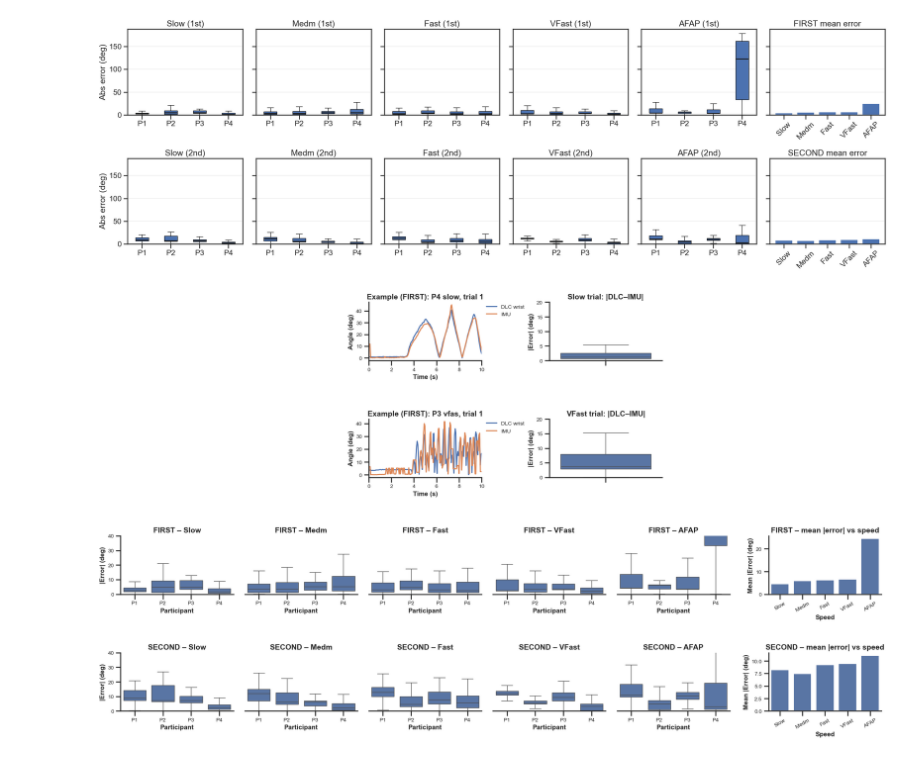
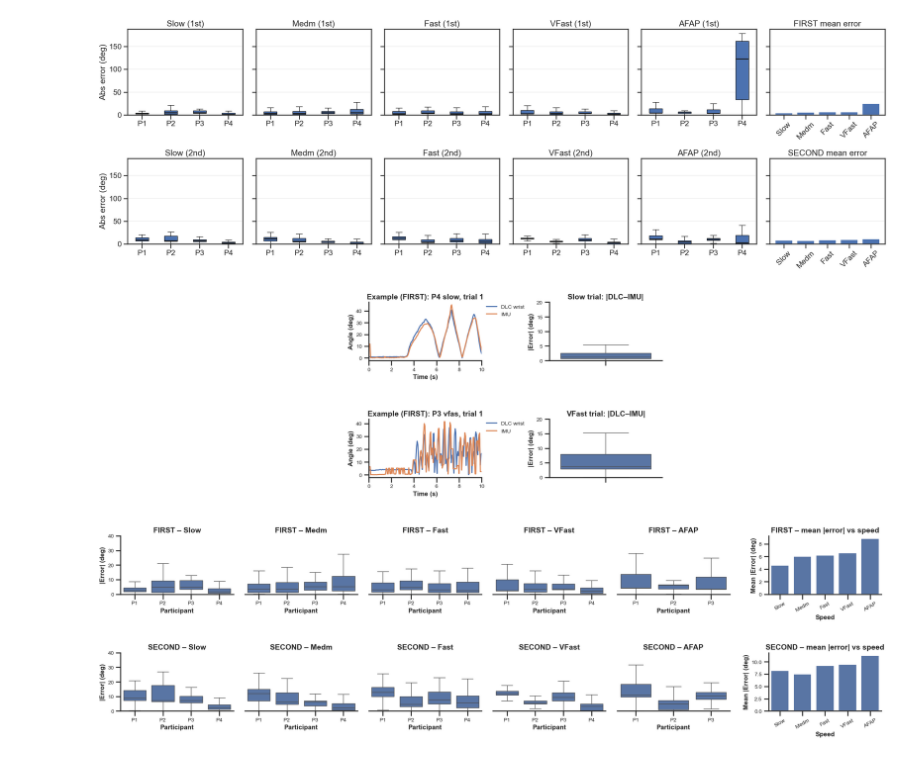
Before and after one commit to neuralengatberkeley/Strain-Sensor-, a Jupyter notebook: Code/analysis/camera_sensor_imu_analysis/IMU_vs_cam.ipynb, the cells around one changed output. Drawn from its saved outputs; the diff is of its cells as text; code cells hidden in the pictures.

Commit message:
updated imu figure code

```diff
--- a/Code/analysis/camera_sensor_imu_analysis/IMU_vs_cam.ipynb
+++ b/Code/analysis/camera_sensor_imu_analysis/IMU_vs_cam.ipynb
@@ -923,22 +931,23 @@ plt.show()
 # %%
 fig, axes = IMU_cam.plot_imu_abs_error_summary_grid(
     results_imu,
     speed_titles=speed_title_map,
     speed_order=speed_tags,
     imu_angle_col="imu_azimuth_deg",
     example1_participant="P4",
     example1_speed="slow",
     example2_participant="P3",
     example2_speed="vfas",
     example_trial_idx=0,
     example_col_start=1,
     abs_err_ylim_examples=(0, 20),
     abs_err_ylim_summary=(0, 40),
-    boxplot_wspace=0.1,          # controls spacing among all other neighbors
-    example_col_gap_scale=6,   # tweak top-row TS vs box gap
-    bar_gap_from_afap=0.05,      # fixed gap between AFAP box & bar plots
+    boxplot_wspace=0.1,
+    example_col_gap_scale=6,
+    bar_gap_from_afap=0.05,
     abs_err_ylim=(0, 40),
+    exclude_participant_speed_for_summary=[("P4", "afap")],
 )
 plt.show()
 # %% [output]
-[figure, old version]
+[figure, new version]
```
Also changed, not shown: parts of 8 cells of this notebook, 3 other files.
